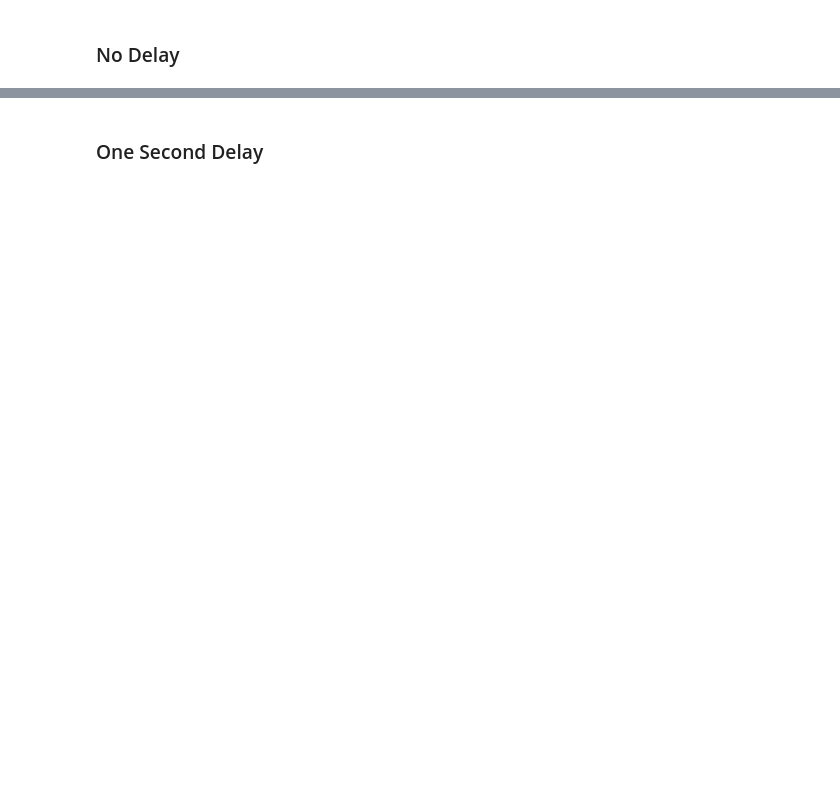
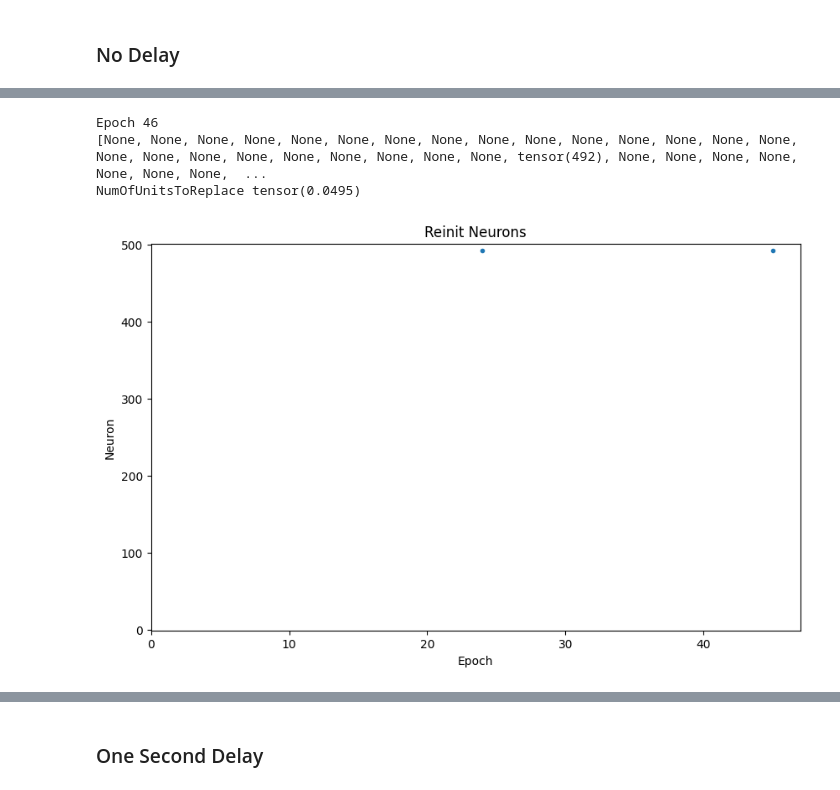
Before and after one commit to haydec/cellRnn, a Jupyter notebook: TrainExperiment.ipynb, the cells around one changed output, grey strips where cells are left out. Drawn from its saved outputs; the diff is of its cells as text; code cells hidden in the pictures; blank space fills up the shorter version.

Commit message:
Reinit Neurons

```diff
--- a/TrainExperiment.ipynb
+++ b/TrainExperiment.ipynb
@@ -459,0 +575,6 @@ tensor(0)
+# %%
+Reinit_History = []
+Reinit_History.append(UpdateNeuron)
+# %%
+# Write to TensorBoard
+writer = SummaryWriter()
@@ -459,0 +614,12 @@ tensor(0)
+# %%
+output_utility = 0
+NumOfUnitsToReplace = 0
+eligible_units = 0
+blockSteps = EvalOutput["rEvals"][0].shape[2]
+rateOutput = torch.randn(batch_size, N, blockSteps,device="cpu",requires_grad=False)
+age = torch.zeros(N, 1,device="cpu",requires_grad=False)
+
+print("output_utility: ", output_utility)
+print("NumOfUnitsToReplace: ", NumOfUnitsToReplace)
+print("eligible_units: ", eligible_units)
+print("age: ", age)
@@ -459,0 +644,18 @@ tensor(0)
+# %%
+writer = SummaryWriter()
+Reinit_History = []
+epoch = 0
+# %%
+output_utility , age, NumOfUnitsToReplace, UpdateNeuron = reinitNeurons(rateOutput, output_utility , age, NumOfUnitsToReplace, settings)
+Reinit_History.append(UpdateNeuron)
+epoch +=1
+print("Epoch", epoch)
+print(Reinit_History)
+print("NumOfUnitsToReplace",NumOfUnitsToReplace)
+#print("age",age)
+plotReinit(epoch,Reinit_History)
+# %% [output]
+Epoch 46
+[None, None, None, None, None, None, None, None, None, None, None, None, None, None, None, None, None, None, None, None, None, None, None, None, tensor(492), None, None, None, None, None, None, None,  ...
+NumOfUnitsToReplace tensor(0.0495)
+[figure, added]
```
Also changed, not shown: parts of 21 cells of this notebook, 1 other file.
